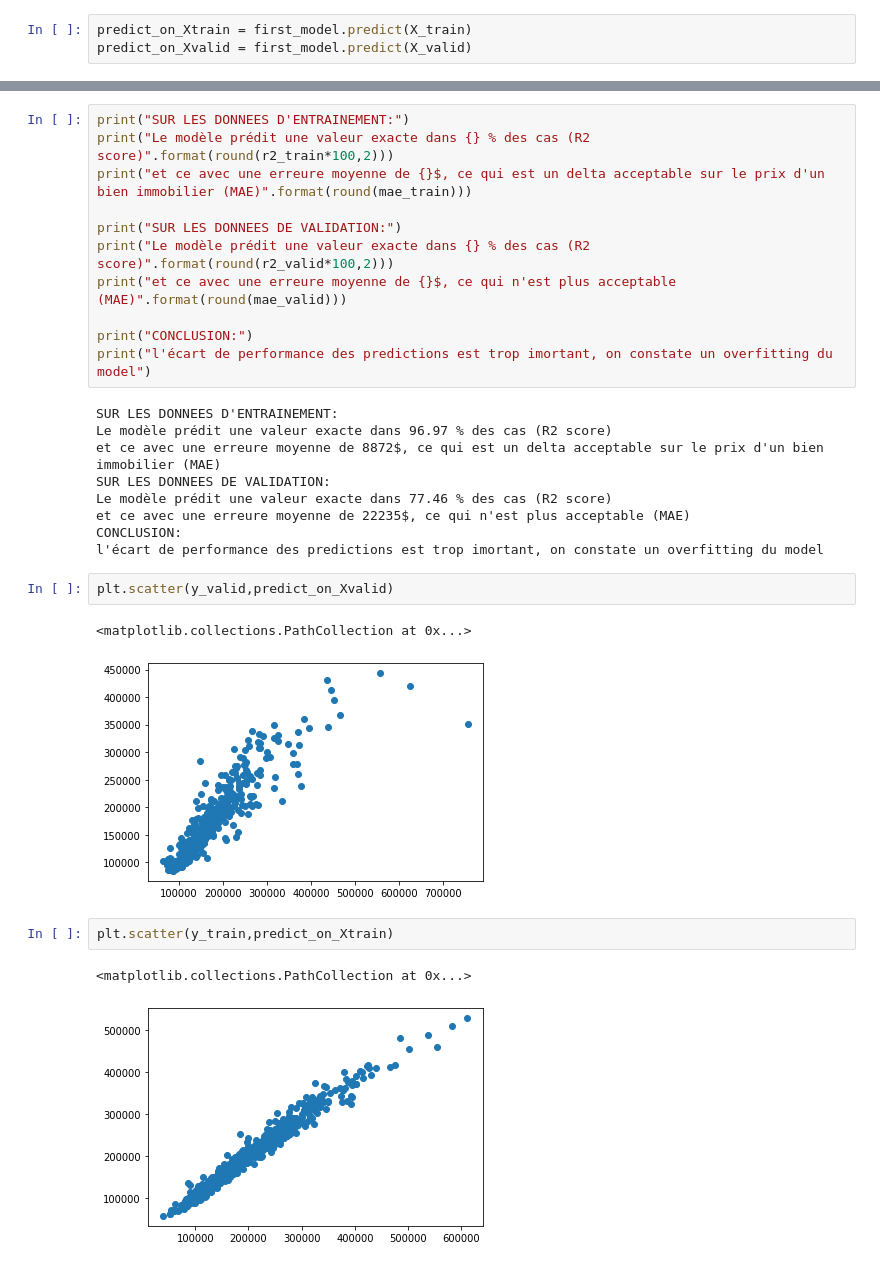
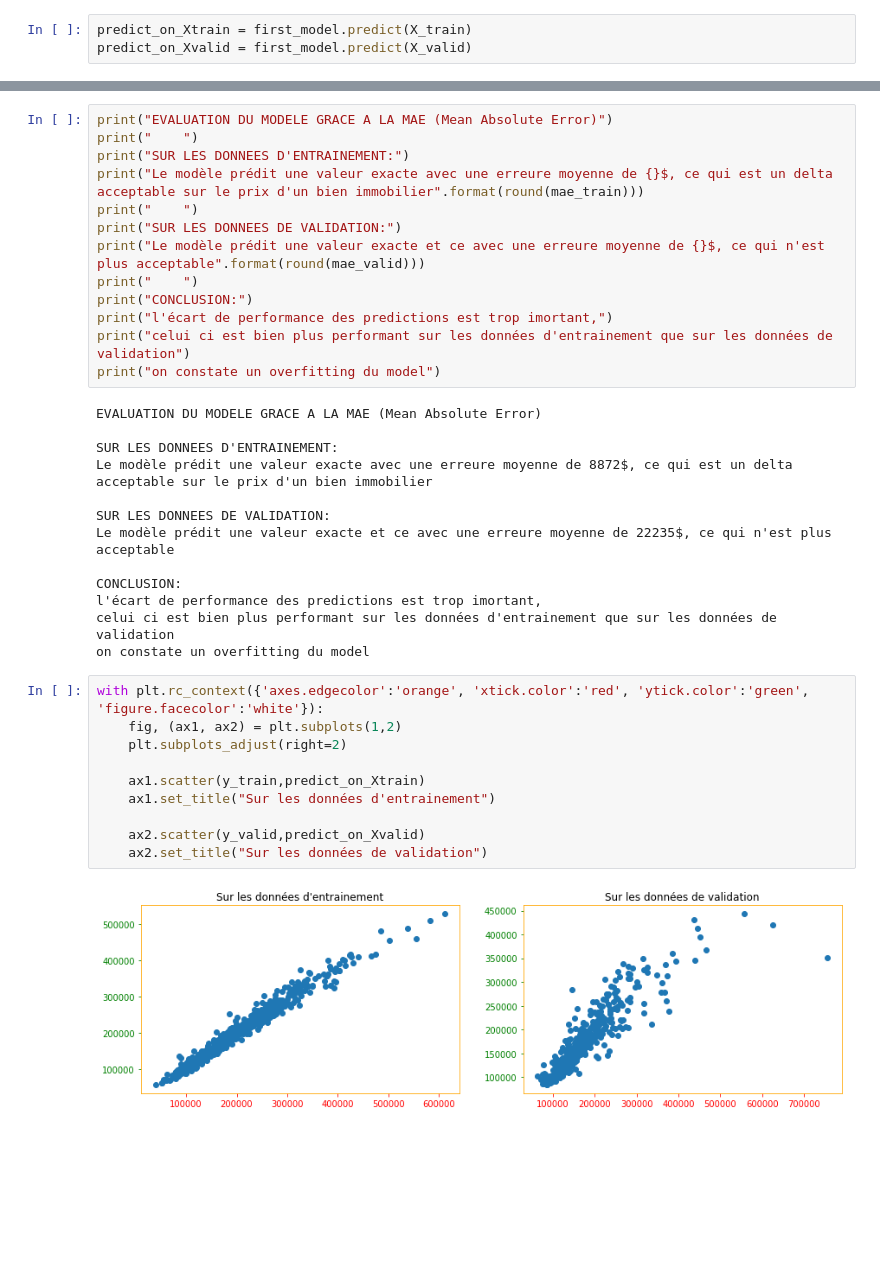
Before and after one commit to MarieDeSmedt/Projet_E2_P1, a Jupyter notebook: eval_model.ipynb, the cells around one changed output, grey strips where cells are left out. Drawn from its saved outputs; the diff is of its cells as text; blank space fills up the shorter version.

```diff
--- a/eval_model.ipynb
+++ b/eval_model.ipynb
@@ -58,32 +56,40 @@ r2_valid = r2_score(y_valid,predict_on_Xvalid)
 mae_train = mean_absolute_error(y_train,predict_on_Xtrain)
 mae_valid = mean_absolute_error(y_valid,predict_on_Xvalid)
 # %%
+print("EVALUATION DU MODELE GRACE A LA MAE (Mean Absolute Error)")
+print("    ")
 print("SUR LES DONNEES D'ENTRAINEMENT:")
-print("Le modèle prédit une valeur exacte dans {} % des cas (R2 score)".format(round(r2_train*100,2)))
-print("et ce avec une erreure moyenne de {}$, ce qui est un delta acceptable sur le prix d'un bien immobilier (MAE)".format(round(mae_train)))
-
+print("Le modèle prédit une valeur exacte avec une erreure moyenne de {}$, ce qui est un delta acceptable sur le prix d'un bien immobilier".format(round(mae_train)))
+print("    ")
 print("SUR LES DONNEES DE VALIDATION:")
-print("Le modèle prédit une valeur exacte dans {} % des cas (R2 score)".format(round(r2_valid*100,2)))
-print("et ce avec une erreure moyenne de {}$, ce qui n'est plus acceptable (MAE)".format(round(mae_valid)))
-
+print("Le modèle prédit une valeur exacte et ce avec une erreure moyenne de {}$, ce qui n'est plus acceptable".format(round(mae_valid)))
+print("    ")
 print("CONCLUSION:")
-print("l'écart de performance des predictions est trop imortant, on constate un overfitting du model")
+print("l'écart de performance des predictions est trop imortant,")
+print("celui ci est bien plus performant sur les données d'entrainement que sur les données de validation")
+print("on constate un overfitting du model")
 # %% [output]
+EVALUATION DU MODELE GRACE A LA MAE (Mean Absolute Error)
+
 SUR LES DONNEES D'ENTRAINEMENT:
-Le modèle prédit une valeur exacte dans 96.97 % des cas (R2 score)
-et ce avec une erreure moyenne de 8872$, ce qui est un delta acceptable sur le prix d'un bien immobilier (MAE)
+Le modèle prédit une valeur exacte avec une erreure moyenne de 8872$, ce qui est un delta acceptable sur le prix d'un bien immobilier
+
 SUR LES DONNEES DE VALIDATION:
-Le modèle prédit une valeur exacte dans 77.46 % des cas (R2 score)
-et ce avec une erreure moyenne de 22235$, ce qui n'est plus acceptable (MAE)
+Le modèle prédit une valeur exacte et ce avec une erreure moyenne de 22235$, ce qui n'est plus acceptable
+
 CONCLUSION:
-l'écart de performance des predictions est trop imortant, on constate un overfitting du model
+l'écart de performance des predictions est trop imortant,
+celui ci est bien plus performant sur les données d'entrainement que sur les données de validation
+on constate un overfitting du model
-# %%
-plt.scatter(y_valid,predict_on_Xvalid)
-# %% [output]
-<matplotlib.collections.PathCollection at 0x...>
-[figure, removed]
-# %%
-plt.scatter(y_train,predict_on_Xtrain)
-# %% [output]
-<matplotlib.collections.PathCollection at 0x...>
-[figure, removed]
+# %%
+with plt.rc_context({'axes.edgecolor':'orange', 'xtick.color':'red', 'ytick.color':'green', 'figure.facecolor':'white'}):
+    fig, (ax1, ax2) = plt.subplots(1,2)
+    plt.subplots_adjust(right=2)
+
+    ax1.scatter(y_train,predict_on_Xtrain)
+    ax1.set_title("Sur les données d'entrainement")
+
+    ax2.scatter(y_valid,predict_on_Xvalid)
+    ax2.set_title("Sur les données de validation")
+# %% [output]
+[figure, added]
```
Also changed, not shown: parts of 1 cell of this notebook.
